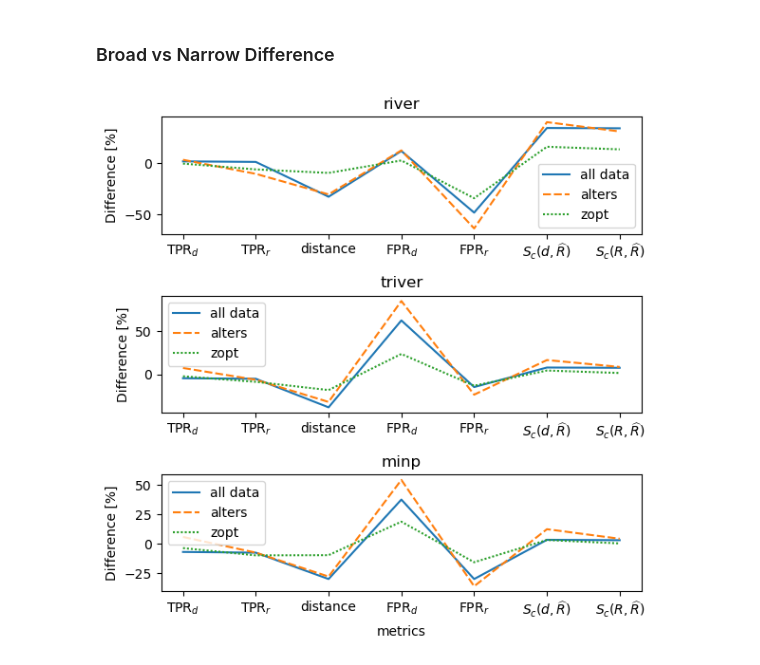
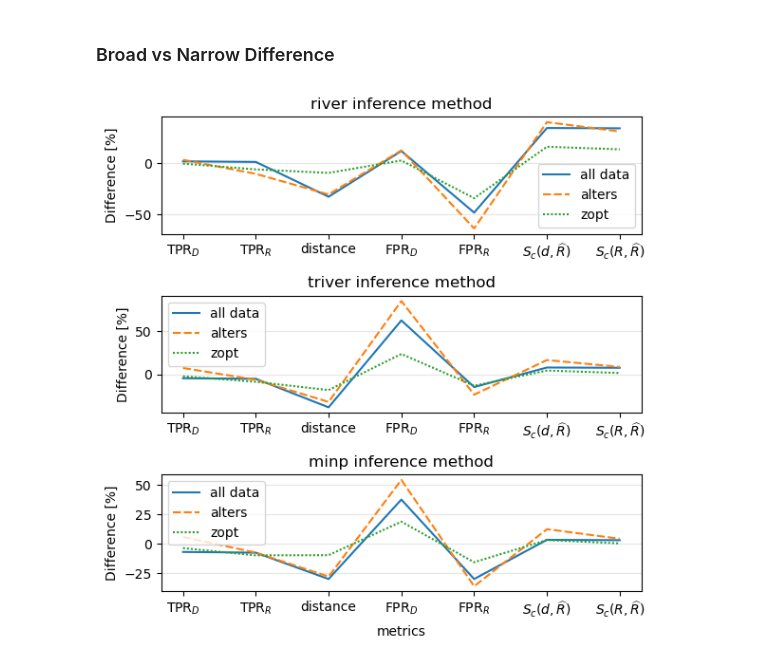
Before and after one commit to alelevente/selcop, a Jupyter notebook: 03_da/05_evaluation/03_local_privacy.ipynb, the cells around one changed output. Saved outputs shown, nothing was run; the diff lists cells and outputs as text; code cells hidden in the pictures.

```diff
--- a/03_da/05_evaluation/03_local_privacy.ipynb
+++ b/03_da/05_evaluation/03_local_privacy.ipynb
@@ -396,7 +396,7 @@ METRICS = ["TPR$_d$", "TPR$_r$",
            "$S_c(d, \widehat{R})$", "$S_c(R, \widehat{R})$",
            "distance"]
 # %%
-fig = plt.figure(figsize=(9, 9))
+fig = plt.figure(figsize=(15, 9))
 for i, vt in enumerate(METRICS):
     df = long_eval_df[long_eval_df["value_type"] == vt]
     ax = fig.add_subplot(4,2,i+1)
@@ -416,7 +416,7 @@ for i, vt in enumerate(METRICS):
 
     if i==5:
         ax.legend(title="inference algorithm")
-        sns.move_legend(ax, "lower left", bbox_to_anchor=(0.15, -1.), )
+        sns.move_legend(ax, "lower left", bbox_to_anchor=(0.15, -1.33), )
 
     if i%2 == 1:
         ax.yaxis.tick_right()
@@ -428,8 +428,8 @@ for i, vt in enumerate(METRICS):
 
 
 #fig.suptitle("Local privacy metrics")
-fig.set_figheight(9)
-fig.set_figwidth(5)
+fig.set_figheight(6)
+fig.set_figwidth(7.5)
 #plt.tight_layout()
 plt.show()
 # %% [output]
@@ -458,15 +458,21 @@ for x in means:
 import seaborn as sns
 # %%
 diffs = {}
+change_to_display = {"TPR$_d$": "TPR$_D$",
+                     "TPR$_r$": "TPR$_R$",
+                     "FPR$_d$": "FPR$_D$",
+                     "FPR$_r$": "FPR$_R$",}
+
 for algo in ALGORITHMS:
     #read broad:
     broad = pd.read_csv(f"{LOC_PRIV_RESULTS}/{algo}_broad.csv")
     broad = broad.rename(columns = {"Unnamed: 0": "metrics"})
+    broad["metrics"] = broad["metrics"].replace(change_to_display)
     broad["metrics"] = pd.Categorical(
         broad["metrics"],
         ordered = True,
-        categories = ["TPR$_d$", "TPR$_r$", "distance",
-                      "FPR$_d$", "FPR$_r$",
+        categories = ["TPR$_D$", "TPR$_R$", "distance",
+                      "FPR$_D$", "FPR$_R$",
                       "$S_c(d, \widehat{R})$", "$S_c(R, \widehat{R})$"]
     )
     broad = broad.set_index("metrics")
@@ -474,11 +480,12 @@ for algo in ALGORITHMS:
     #read narrow:
     narrow = pd.read_csv(f"{LOC_PRIV_RESULTS}/{algo}_narrow.csv")
     narrow = narrow.rename(columns = {"Unnamed: 0": "metrics"})
+    narrow["metrics"] = narrow["metrics"].replace(change_to_display)
     narrow["metrics"] = pd.Categorical(
         narrow["metrics"],
         ordered = True,
-        categories = ["TPR$_d$", "TPR$_r$", "distance",
-                      "FPR$_d$", "FPR$_r$",
+        categories = ["TPR$_D$", "TPR$_R$", "distance",
+                      "FPR$_D$", "FPR$_R$",
                       "$S_c(d, \widehat{R})$", "$S_c(R, \widehat{R})$"]
     )
     narrow = narrow.set_index("metrics")
@@ -487,12 +494,14 @@ for algo in ALGORITHMS:
 # %%
 fig, ax = plt.subplots(3,1, figsize=(6,6))
 for i, algo in enumerate(ALGORITHMS):
     sns.lineplot(data = diffs[algo], ax = ax[i])
     ax[i].set_ylabel("Difference [%]")
-    ax[i].set_title(algo)
+    ax[i].set_title(f"{algo} inference method")
     if i<2:
         ax[i].set_xlabel("")
+    #ax[i].hlines(y = 0, xmin=0, xmax =6, color="k", alpha=0.33, linestyle="-.")
+    ax[i].grid(axis="y", alpha=0.33)
 
 fig.tight_layout()
 # %% [output]
-[figure, old version]
+[figure, new version]
```
Also changed, not shown: parts of 1 cell of this notebook, 3 other files.
